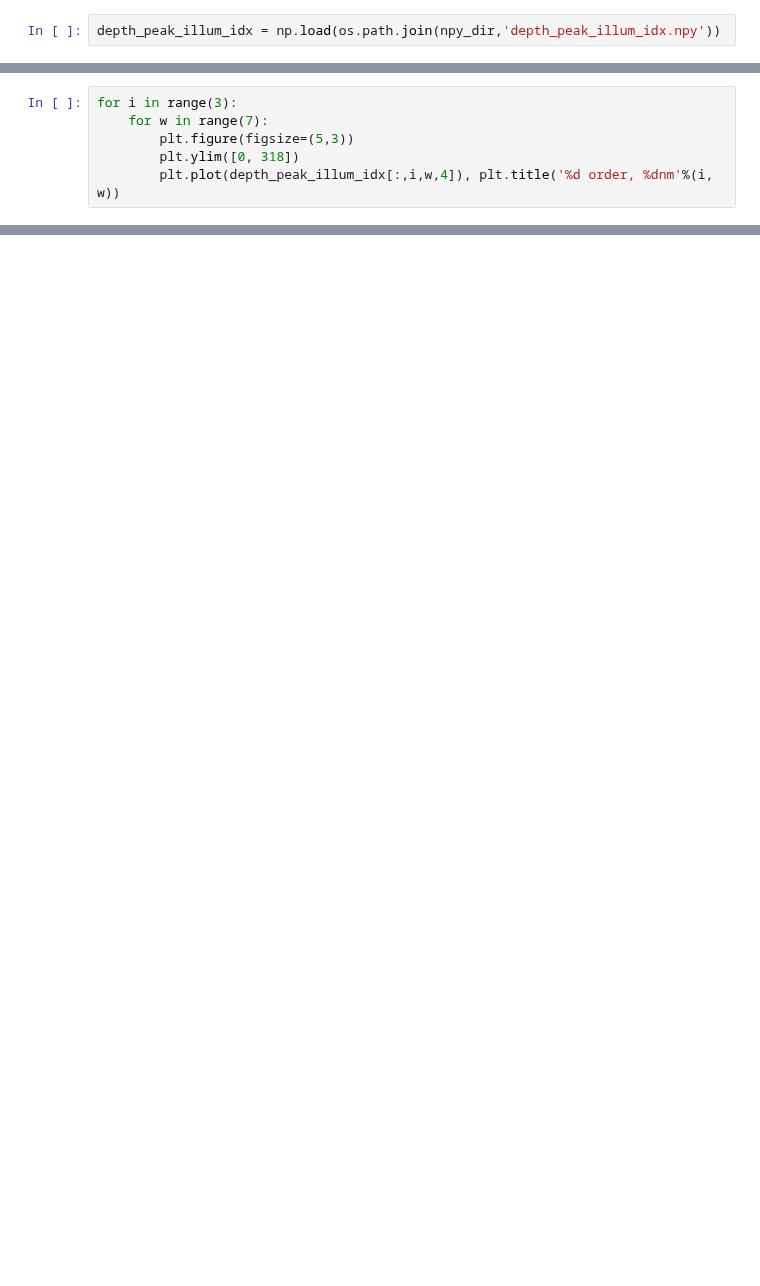
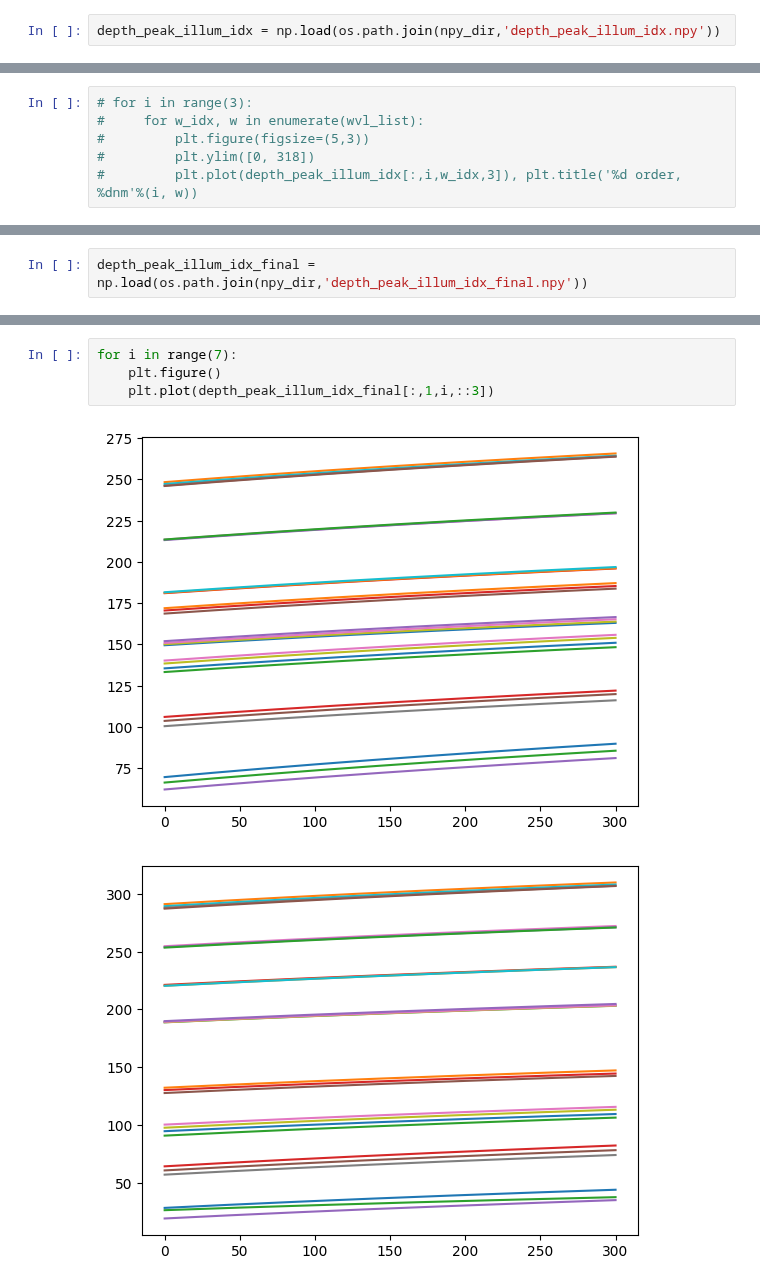
Before and after one commit to shshin1210/DSL, a Jupyter notebook: hyper_sl/image_formation/debug.ipynb, the cells around one changed output, grey strips where cells are left out. Cells and saved outputs as stored; diff of their text form; blank space fills up the shorter version.

```diff
--- a/hyper_sl/image_formation/debug.ipynb
+++ b/hyper_sl/image_formation/debug.ipynb
@@ -67,6 +178,6 @@ depth_peak_illum_idx.shape
 # %%
-for i in range(3):
-    for w in range(7):
-        plt.figure(figsize=(5,3))
-        plt.ylim([0, 318])
-        plt.plot(depth_peak_illum_idx[:,i,w,4]), plt.title('%d order, %dnm'%(i, w))
+# for i in range(3):
+#     for w_idx, w in enumerate(wvl_list):
+#         plt.figure(figsize=(5,3))
+#         plt.ylim([0, 318])
+#         plt.plot(depth_peak_illum_idx[:,i,w_idx,3]), plt.title('%d order, %dnm'%(i, w))
@@ -86,0 +186,2 @@ for i in range(3):
+# %%
+depth_peak_illum_idx_final = np.load(os.path.join(npy_dir,'depth_peak_illum_idx_final.npy'))
@@ -86,0 +192,7 @@ for i in range(3):
+# %%
+for i in range(7):
+    plt.figure()
+    plt.plot(depth_peak_illum_idx_final[:,1,i,::3])
+# %% [output]
+[figure, added]
+[figure, added]
```
Also changed, not shown: parts of 44 cells of this notebook, 4 other files.
